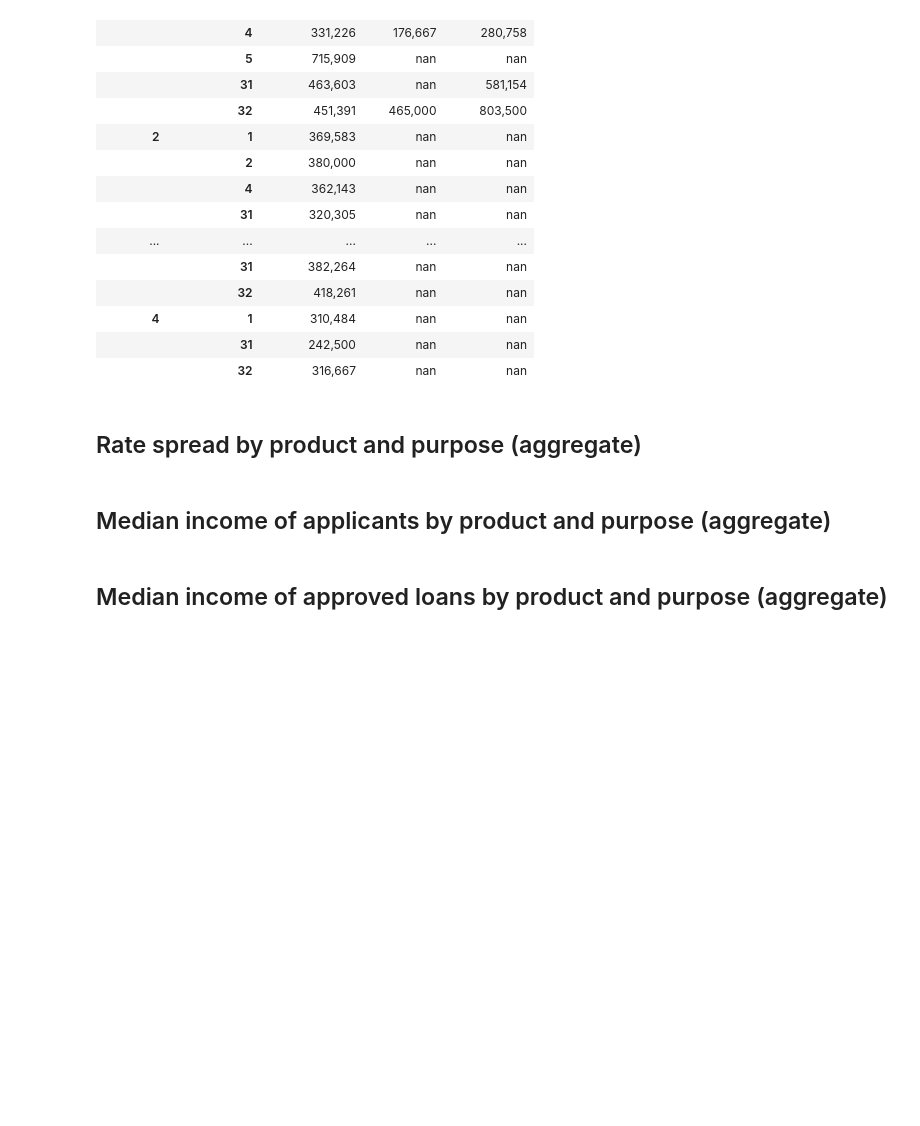
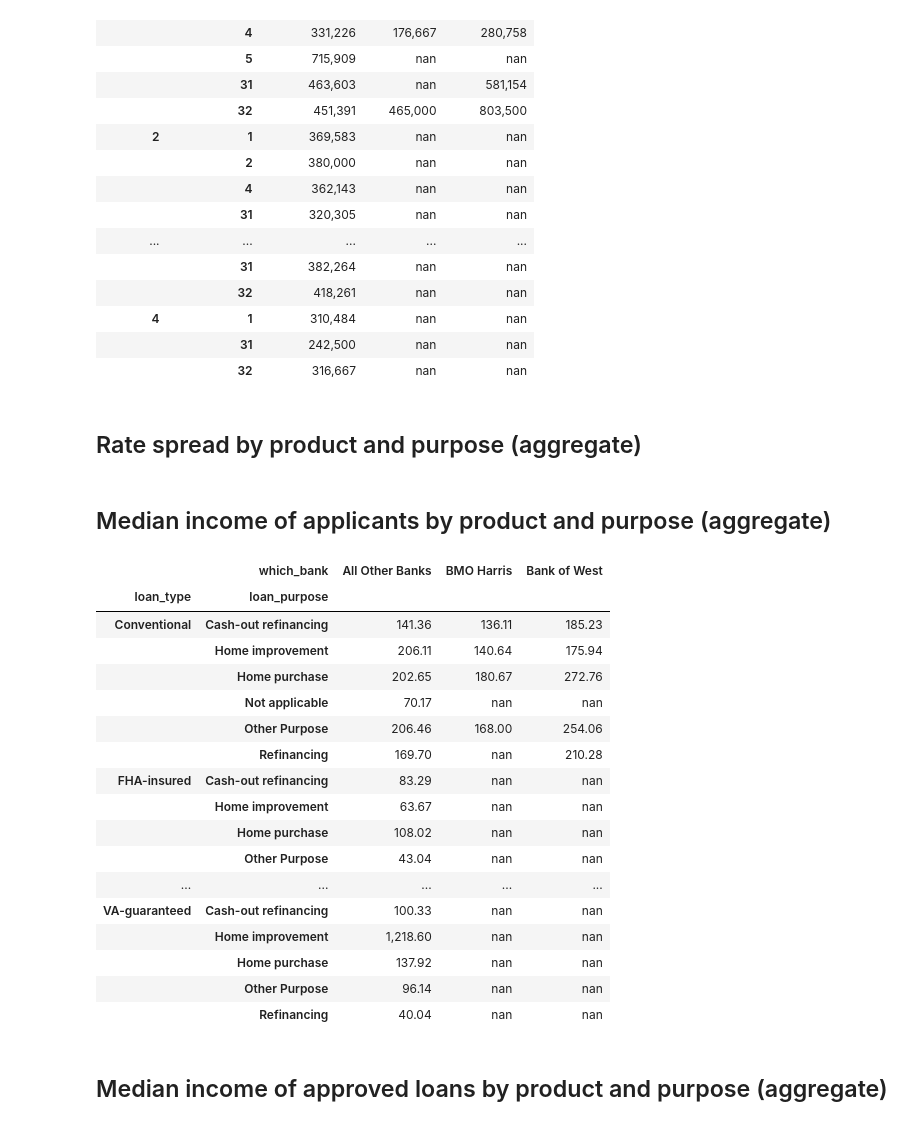
Before and after one commit to LeDataSciFi/FinTech-Capstone-2023, a Jupyter notebook: code/Analysis_aggregate_comps.ipynb, the cells around one changed output. Drawn from its saved outputs; the diff is of its cells as text; code cells hidden in the pictures; blank space fills up the shorter version.

```diff
--- a/code/Analysis_aggregate_comps.ipynb
+++ b/code/Analysis_aggregate_comps.ipynb
@@ -125,5 +143,29 @@ hmda.query('approved == 1').pivot_table(index=['loan_type', 'loan_purpose'],
 ## Rate spread by product and purpose (aggregate)
 # %% [markdown]
 ## Median income of applicants by product and purpose (aggregate)
+# %%
+hmda.pivot_table(index=['loan_type', 'loan_purpose'],
+                 columns = ['which_bank'],
+                 values='income',
+                 aggfunc='mean').style.format('{:,.2f}')
+# %% [output]
+|  | which_bank | All Other Banks | BMO Harris | Bank of West |
+| loan_type | loan_purpose |  |  |  |
+| Conventional | Cash-out refinancing | 141.36 | 136.11 | 185.23 |
+|  | Home improvement | 206.11 | 140.64 | 175.94 |
+|  | Home purchase | 202.65 | 180.67 | 272.76 |
+|  | Not applicable | 70.17 | nan | nan |
+|  | Other Purpose | 206.46 | 168.00 | 254.06 |
+|  | Refinancing | 169.70 | nan | 210.28 |
+| FHA-insured | Cash-out refinancing | 83.29 | nan | nan |
+|  | Home improvement | 63.67 | nan | nan |
+|  | Home purchase | 108.02 | nan | nan |
+|  | Other Purpose | 43.04 | nan | nan |
+| ... | ... | ... | ... | ... |
+| VA-guaranteed | Cash-out refinancing | 100.33 | nan | nan |
+|  | Home improvement | 1,218.60 | nan | nan |
+|  | Home purchase | 137.92 | nan | nan |
+|  | Other Purpose | 96.14 | nan | nan |
+|  | Refinancing | 40.04 | nan | nan |
 # %% [markdown]
 ## Median income of approved loans by product and purpose (aggregate)
```
Also changed, not shown: parts of 7 cells of this notebook.
